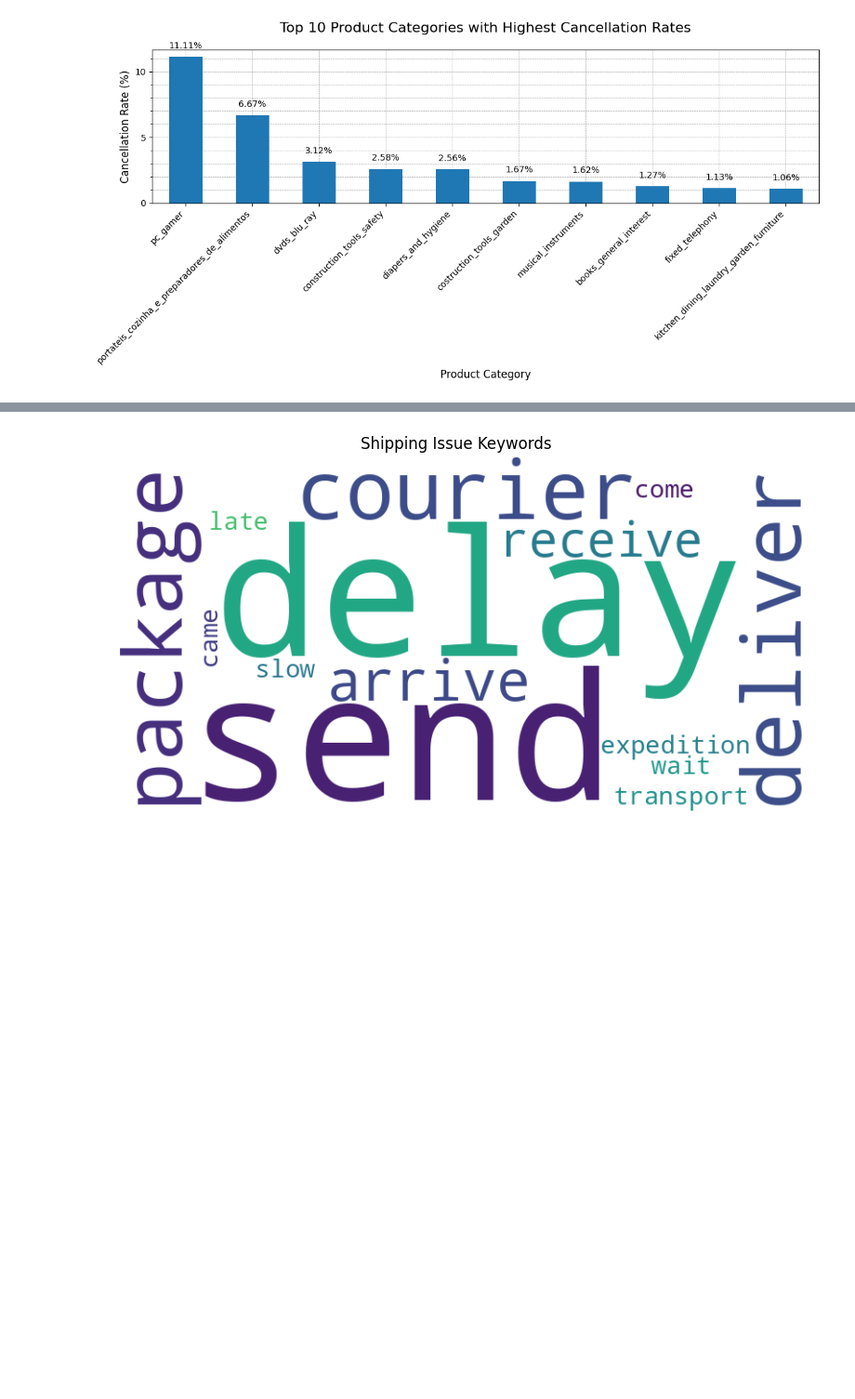
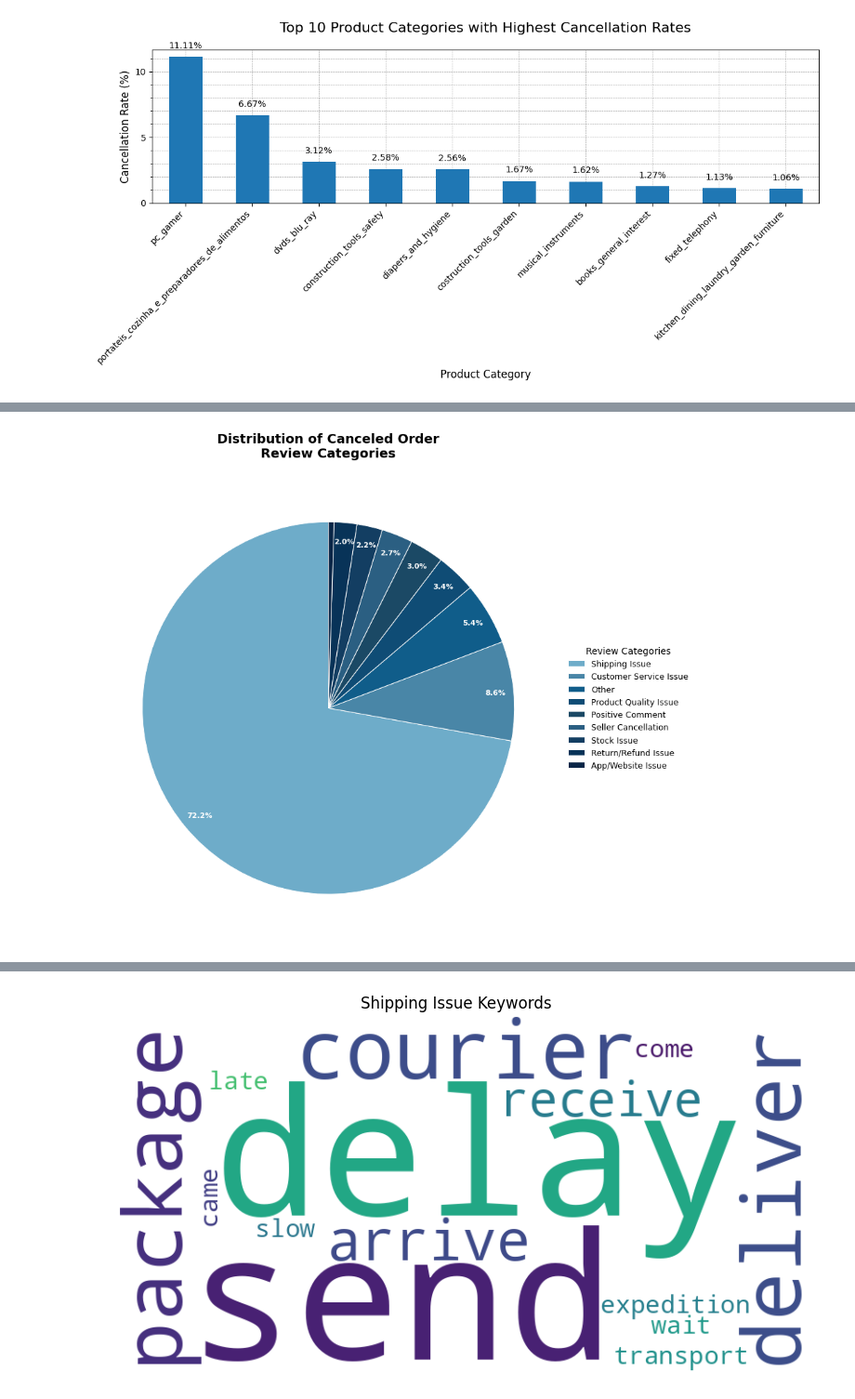
Before and after one commit to fxrdhan/Data-Analysis-Project, a Jupyter notebook: notebook.ipynb, the cells around one changed output, grey strips where cells are left out. Shown at 93% size. Drawn from its saved outputs; the diff is of its cells as text; code cells hidden in the pictures; blank space fills up the shorter version.

```diff
--- a/notebook.ipynb
+++ b/notebook.ipynb
@@ -2176,0 +2178,56 @@ plt.show()
+# %%
+import matplotlib.pyplot as plt
+
+df = pd.DataFrame(sorted_categories, columns=["Category", "Count"])
+df["Percentage"] = df["Count"] / total_reviews * 100
+
+plt.figure(figsize=(12, 8))
+
+colors = [
+    "#6EACC9",
+    "#4986A7",
+    "#105D8A",
+    "#0F4C75",
+    "#1B4965",
+    "#2B5F82",
+    "#133E62",
+    "#083358",
+    "#0A2647",
+    "#001B48",
+]
+
+patches, texts, autotexts = plt.pie(
+    df["Percentage"],
+    labels=[""] * len(df),
+    colors=colors,
+    autopct=lambda pct: f"{pct:.1f}%" if pct > 1 else "",
+    startangle=90,
+    pctdistance=0.9,
+    wedgeprops={"linewidth": 0.7, "edgecolor": "white"},
+)
+
+for autotext in autotexts:
+    autotext.set_color("white")
+    autotext.set_fontsize(8)
+    autotext.set_weight("bold")
+
+legend = plt.legend(
+    patches,
+    df["Category"],
+    title="Review Categories",
+    loc="center left",
+    bbox_to_anchor=(1, 0.5),
+    fontsize=9,
+)
+legend.get_frame().set_alpha(0.0)
+legend.get_frame().set_facecolor("none")
+
+plt.title(
+    "Distribution of Canceled Order\nReview Categories", pad=20, size=14, weight="bold"
+)
+
+plt.tight_layout()
+
+plt.show()
+# %% [output]
+[figure, added]
```
Also changed, not shown: parts of 15 cells of this notebook.
